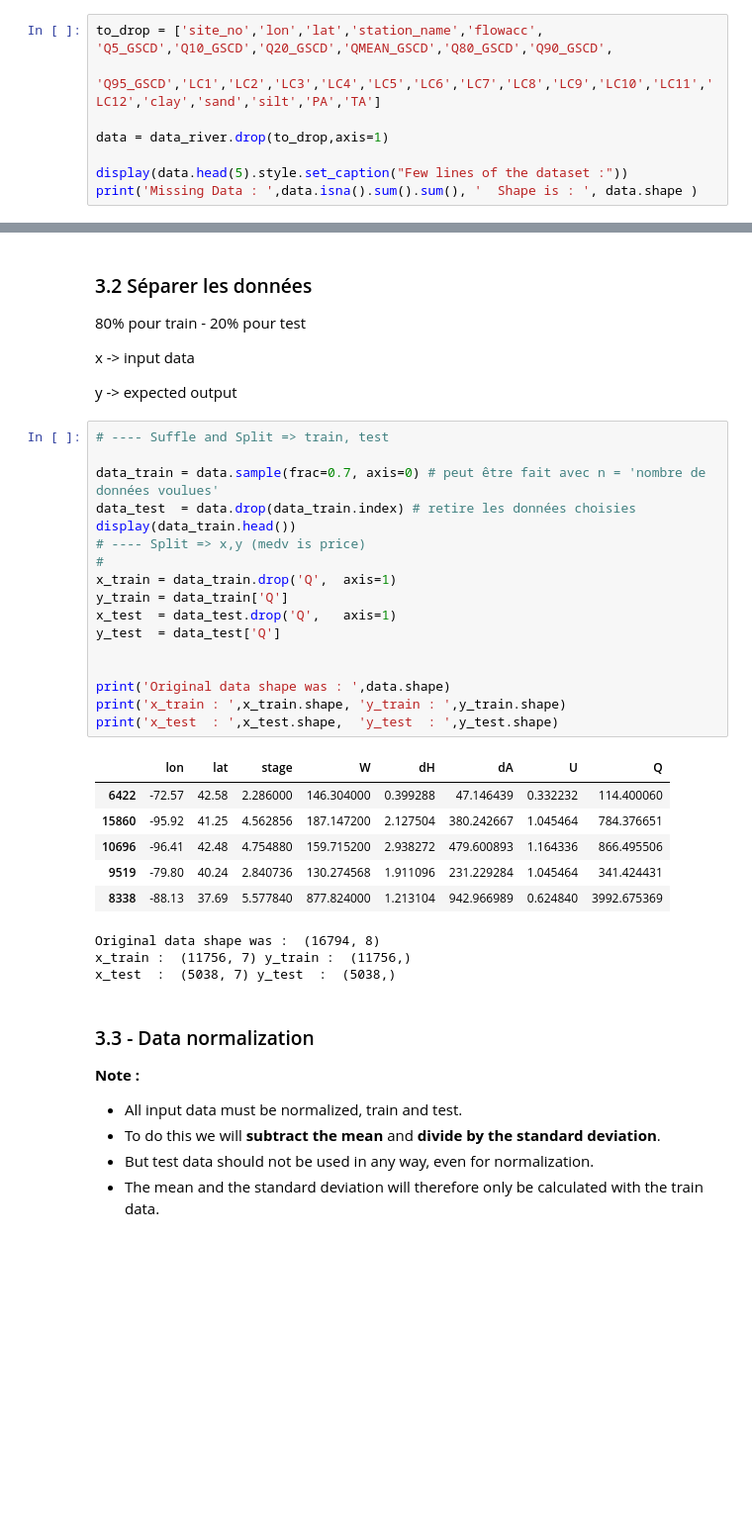
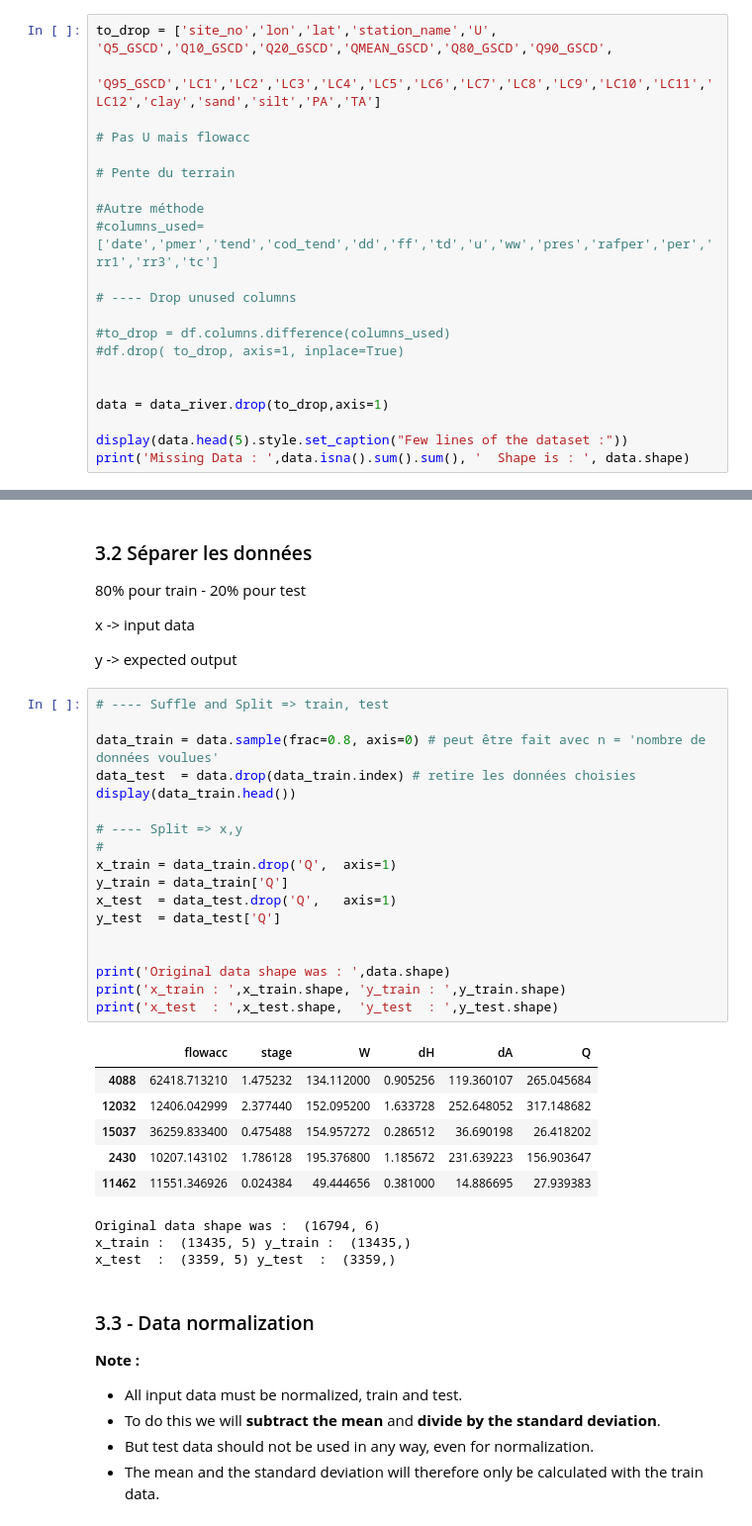
Before and after one commit to scastets/Projet4MA_Hydrologie, a Jupyter notebook: Notebooks/Apprentissage_ANN_HydroSwot.ipynb, the cells around one changed output, grey strips where cells are left out. Shown at 99% size. Saved outputs shown, nothing was run; the diff lists cells and outputs as text; blank space fills up the shorter version.

```diff
--- a/Notebooks/Apprentissage_ANN_HydroSwot.ipynb
+++ b/Notebooks/Apprentissage_ANN_HydroSwot.ipynb
@@ -51,10 +55,23 @@ Missing Data :  0   Shape is :  (16794, 35)
 # %%
-to_drop = ['site_no','lon','lat','station_name','flowacc', 'Q5_GSCD','Q10_GSCD','Q20_GSCD','QMEAN_GSCD','Q80_GSCD','Q90_GSCD',
+to_drop = ['site_no','lon','lat','station_name','U', 'Q5_GSCD','Q10_GSCD','Q20_GSCD','QMEAN_GSCD','Q80_GSCD','Q90_GSCD',
            'Q95_GSCD','LC1','LC2','LC3','LC4','LC5','LC6','LC7','LC8','LC9','LC10','LC11','LC12','clay','sand','silt','PA','TA']
+
+# Pas U mais flowacc
+
+# Pente du terrain
+
+#Autre méthode
+#columns_used=['date','pmer','tend','cod_tend','dd','ff','td','u','ww','pres','rafper','per','rr1','rr3','tc']
+
+# ---- Drop unused columns
+
+#to_drop = df.columns.difference(columns_used)
+#df.drop( to_drop, axis=1, inplace=True)
+
 
 data = data_river.drop(to_drop,axis=1)
 
 display(data.head(5).style.set_caption("Few lines of the dataset :"))
-print('Missing Data : ',data.isna().sum().sum(), '  Shape is : ', data.shape )
+print('Missing Data : ',data.isna().sum().sum(), '  Shape is : ', data.shape)
 # %% [output]
 Few lines of the dataset :
@@ -76,30 +93,31 @@ y -> expected output
 # %%
 # ---- Suffle and Split => train, test
 
-data_train = data.sample(frac=0.7, axis=0) # peut être fait avec n = 'nombre de données voulues'
+data_train = data.sample(frac=0.8, axis=0) # peut être fait avec n = 'nombre de données voulues'
 data_test  = data.drop(data_train.index) # retire les données choisies
 display(data_train.head())
-# ---- Split => x,y (medv is price)
+
+# ---- Split => x,y
 #
 x_train = data_train.drop('Q',  axis=1)
 y_train = data_train['Q']
 x_test  = data_test.drop('Q',   axis=1)
 y_test  = data_test['Q']
 
 
 print('Original data shape was : ',data.shape)
 print('x_train : ',x_train.shape, 'y_train : ',y_train.shape)
 print('x_test  : ',x_test.shape,  'y_test  : ',y_test.shape)
 # %% [output]
-|  | lon | lat | stage | W | dH | dA | U | Q |
-| 6422 | -72.57 | 42.58 | 2.286000 | 146.304000 | 0.399288 | 47.146439 | 0.332232 | 114.400060 |
-| 15860 | -95.92 | 41.25 | 4.562856 | 187.147200 | 2.127504 | 380.242667 | 1.045464 | 784.376651 |
-| 10696 | -96.41 | 42.48 | 4.754880 | 159.715200 | 2.938272 | 479.600893 | 1.164336 | 866.495506 |
-| 9519 | -79.80 | 40.24 | 2.840736 | 130.274568 | 1.911096 | 231.229284 | 1.045464 | 341.424431 |
-| 8338 | -88.13 | 37.69 | 5.577840 | 877.824000 | 1.213104 | 942.966989 | 0.624840 | 3992.675369 |
+|  | flowacc | stage | W | dH | dA | Q |
+| 4088 | 62418.713210 | 1.475232 | 134.112000 | 0.905256 | 119.360107 | 265.045684 |
+| 12032 | 12406.042999 | 2.377440 | 152.095200 | 1.633728 | 252.648052 | 317.148682 |
+| 15037 | 36259.833400 | 0.475488 | 154.957272 | 0.286512 | 36.690198 | 26.418202 |
+| 2430 | 10207.143102 | 1.786128 | 195.376800 | 1.185672 | 231.639223 | 156.903647 |
+| 11462 | 11551.346926 | 0.024384 | 49.444656 | 0.381000 | 14.886695 | 27.939383 |
-Original data shape was :  (16794, 8)
-x_train :  (11756, 7) y_train :  (11756,)
-x_test  :  (5038, 7) y_test  :  (5038,)
+Original data shape was :  (16794, 6)
+x_train :  (13435, 5) y_train :  (13435,)
+x_test  :  (3359, 5) y_test  :  (3359,)
 # %% [markdown]
 ### 3.3 - Data normalization
 **Note :**
```
Also changed, not shown: parts of 21 cells of this notebook.
